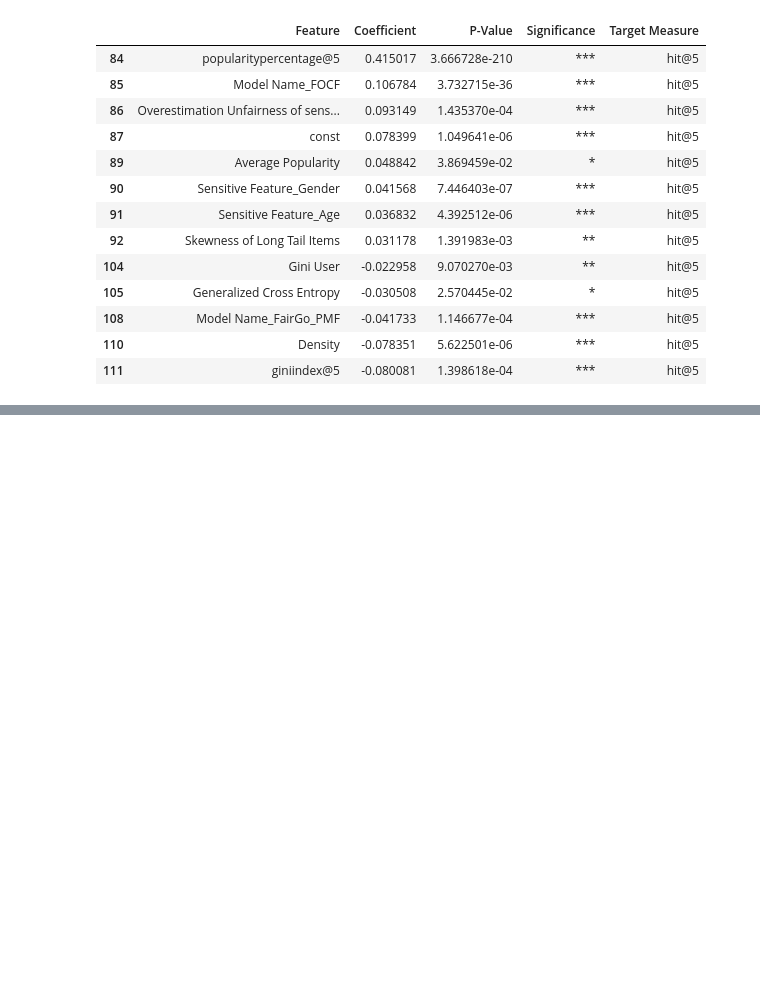
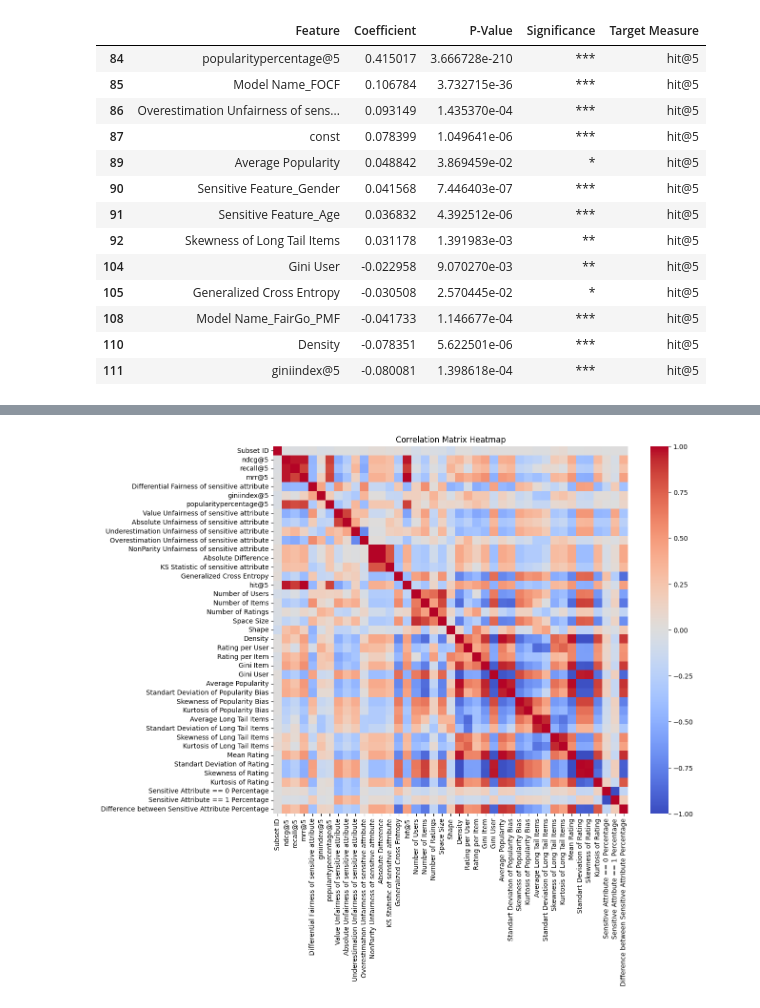
Before and after one commit to ITU-ILAP/RecBole-FairRec-Comparison-Tool, a Jupyter notebook: evaluation/regression_analysis.ipynb, the cells around one changed output, grey strips where cells are left out. Cells and saved outputs as stored; diff of their text form; code cells hidden in the pictures; blank space fills up the shorter version.

```diff
--- a/evaluation/regression_analysis.ipynb
+++ b/evaluation/regression_analysis.ipynb
@@ -239,0 +466,18 @@ importance_analysis_2
+# %%
+import pandas as pd
+import seaborn as sns
+import matplotlib.pyplot as plt
+
+# Select only numeric columns for the heatmap
+numeric_df = df.select_dtypes(include=["number"])
+
+# Calculate the correlation matrix
+correlation_matrix = numeric_df.corr()
+
+# Plot the correlation matrix as a heatmap
+plt.figure(figsize=(12, 10))
+sns.heatmap(correlation_matrix, annot=False,  cmap="coolwarm", cbar=True)
+plt.title("Correlation Matrix Heatmap")
+plt.show()
+# %% [output]
+[figure, added]
```
Also changed, not shown: parts of 15 cells of this notebook, 13 other files.
